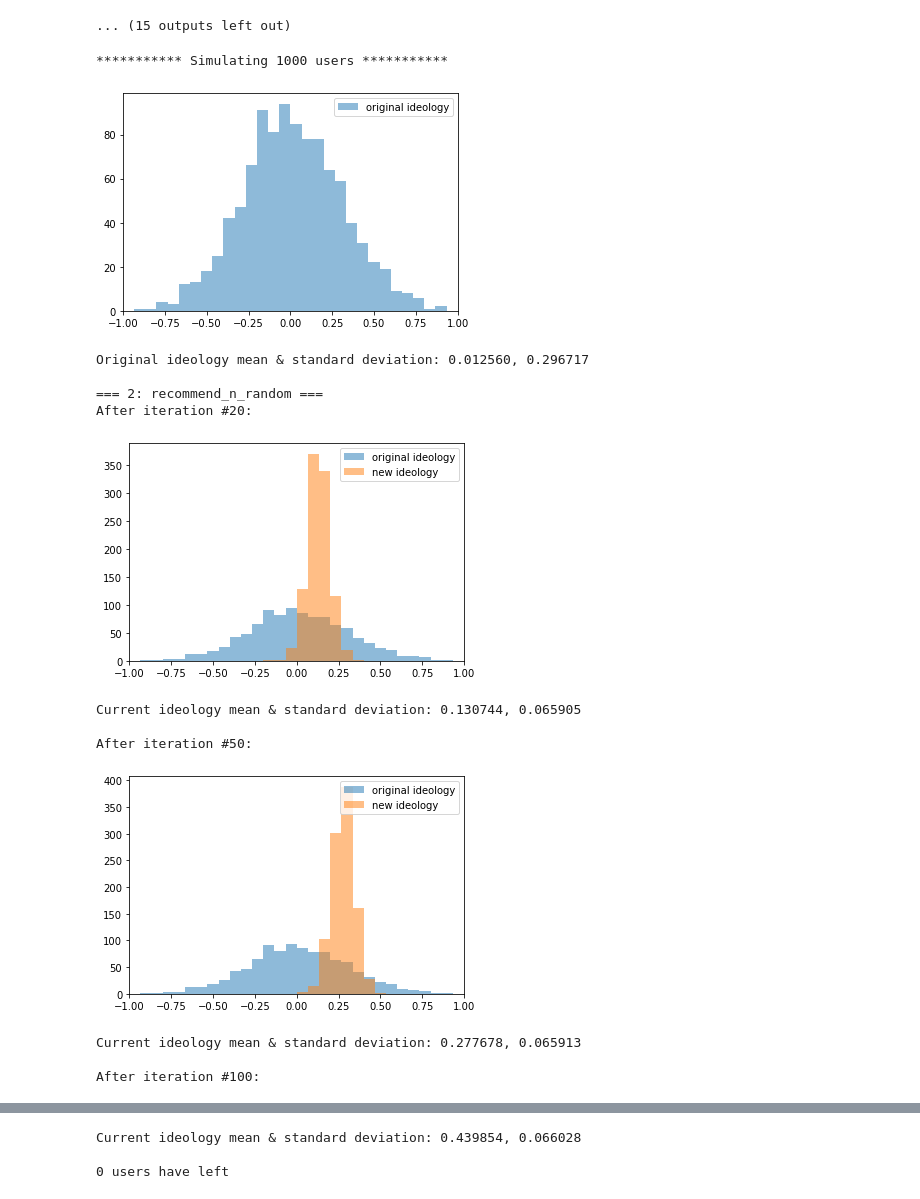
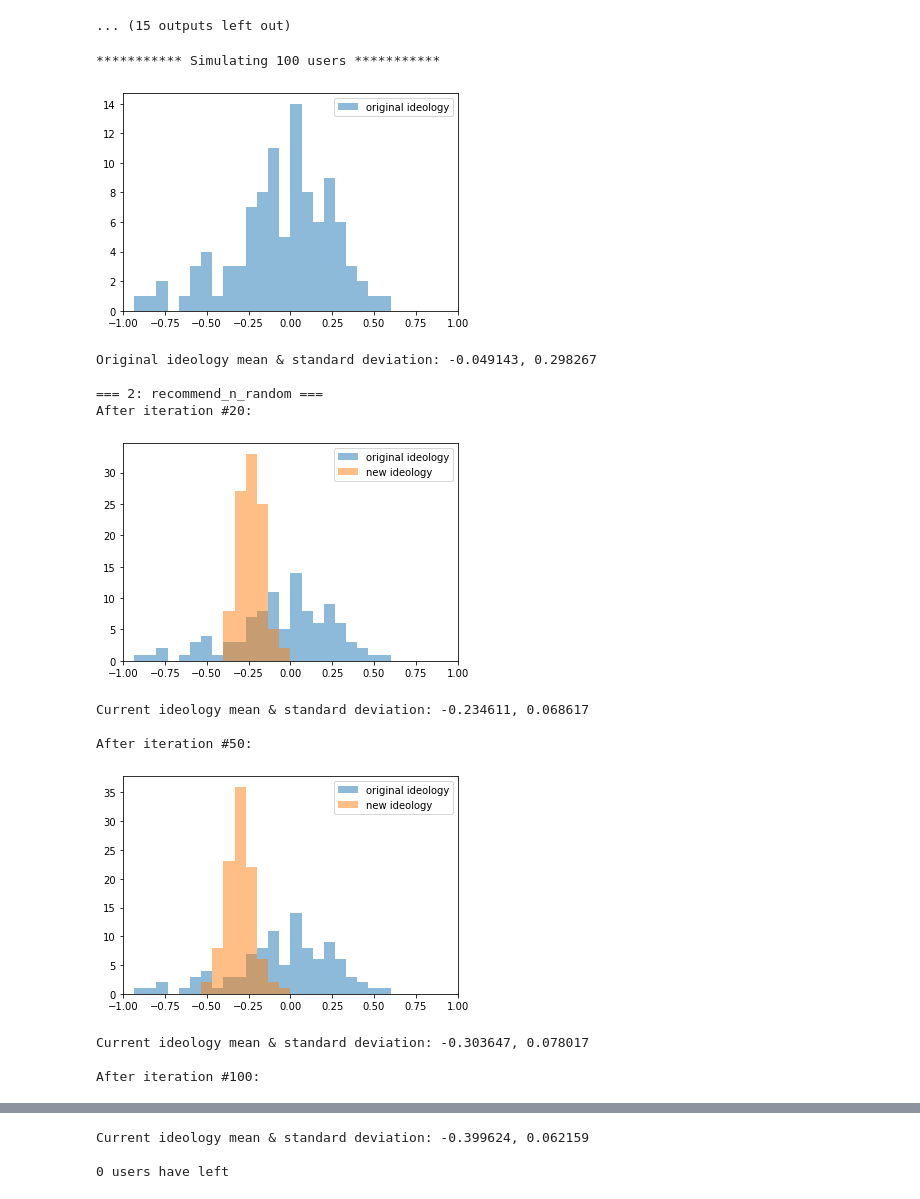
Before and after one commit to danielkwonwu/bias-mitigation-reverse-recommendation, a Jupyter notebook: HW518A-Project (Ivan).ipynb, the cells around one changed output, grey strips where cells are left out. Cells and saved outputs as stored; diff of their text form; code cells hidden in the pictures.

```diff
--- a/HW518A-Project (Ivan).ipynb
+++ b/HW518A-Project (Ivan).ipynb
@@ -461,7 +462,7 @@ bin_range = (-1, 1)
 
 for n_user in n_users_list:
 
-    if(n_user != 1000):
+    if(n_user != 100):
         continue
 
     print("*********** Simulating %d users ***********" % n_user)
@@ -543,41 +544,41 @@ for n_user in n_users_list:
                     num_users_left += 1
                 else:
                     new_user_ideology_list.append(users_list[j].ideology)
                     j += 1
 
                 original_j += 1
 
             if(i == 19) or (i == 49) or (i==99):
                 print("After iteration #%d:" % (i+1))
                 #get the bin edges
                 bins=np.histogram(np.hstack((original_user_ideology_list,new_user_ideology_list)), bins=30)[1]
 
                 plt.hist(original_user_ideology_list, bin_num, range=bin_range, alpha=0.5, label='original ideology')
                 plt.hist(new_user_ideology_list, bin_num, range=bin_range, alpha=0.5, label='new ideology')
                 plt.legend(loc='upper right')
                 plt.xlim(-1, 1)
                 plt.show()
                 print("Current ideology mean & standard deviation: %f, %f" %
                   (np.mean(new_user_ideology_list), np.std(new_user_ideology_list)))
                 print()
 
         #return recommended_posts
         #recommended_posts = run_simulation(100)
 
         print("%d users have left" % num_users_left)
         print("")
 # %% [output]
-*********** Simulating 1000 users ***********
+*********** Simulating 100 users ***********
-[figure, old version]
+[figure, new version]
-Original ideology mean & standard deviation: 0.012560, 0.296717
+Original ideology mean & standard deviation: -0.049143, 0.298267
 
 === 2: recommend_n_random ===
 After iteration #20:
-[figure, old version]
+[figure, new version]
-Current ideology mean & standard deviation: 0.130744, 0.065905
+Current ideology mean & standard deviation: -0.234611, 0.068617
 
 After iteration #50:
-[figure, old version]
+[figure, new version]
-Current ideology mean & standard deviation: 0.277678, 0.065913
+Current ideology mean & standard deviation: -0.303647, 0.078017
 
 After iteration #100:
@@ -585,3 +586,3 @@ After iteration #100:
-Current ideology mean & standard deviation: 0.439854, 0.066028
+Current ideology mean & standard deviation: -0.399624, 0.062159
 
 0 users have left
```
Also changed, not shown: parts of 2 cells of this notebook.
